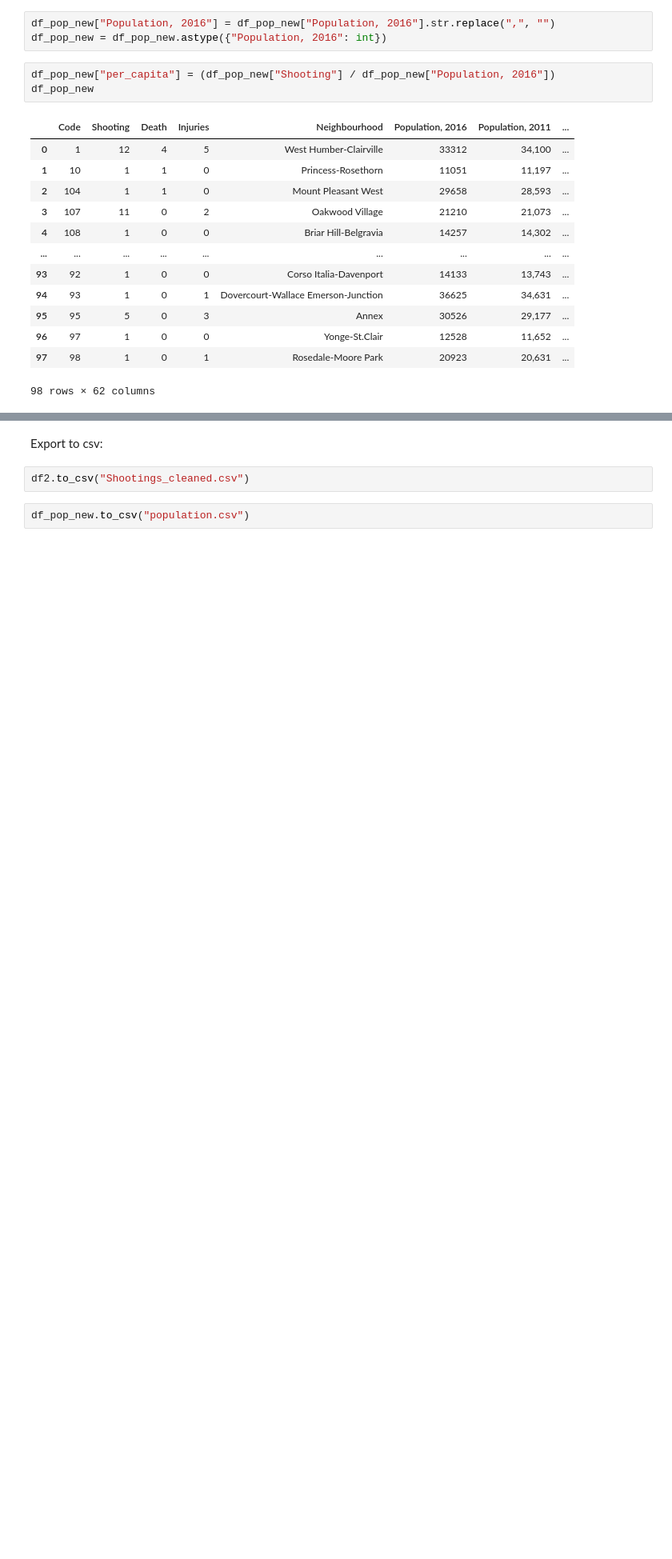
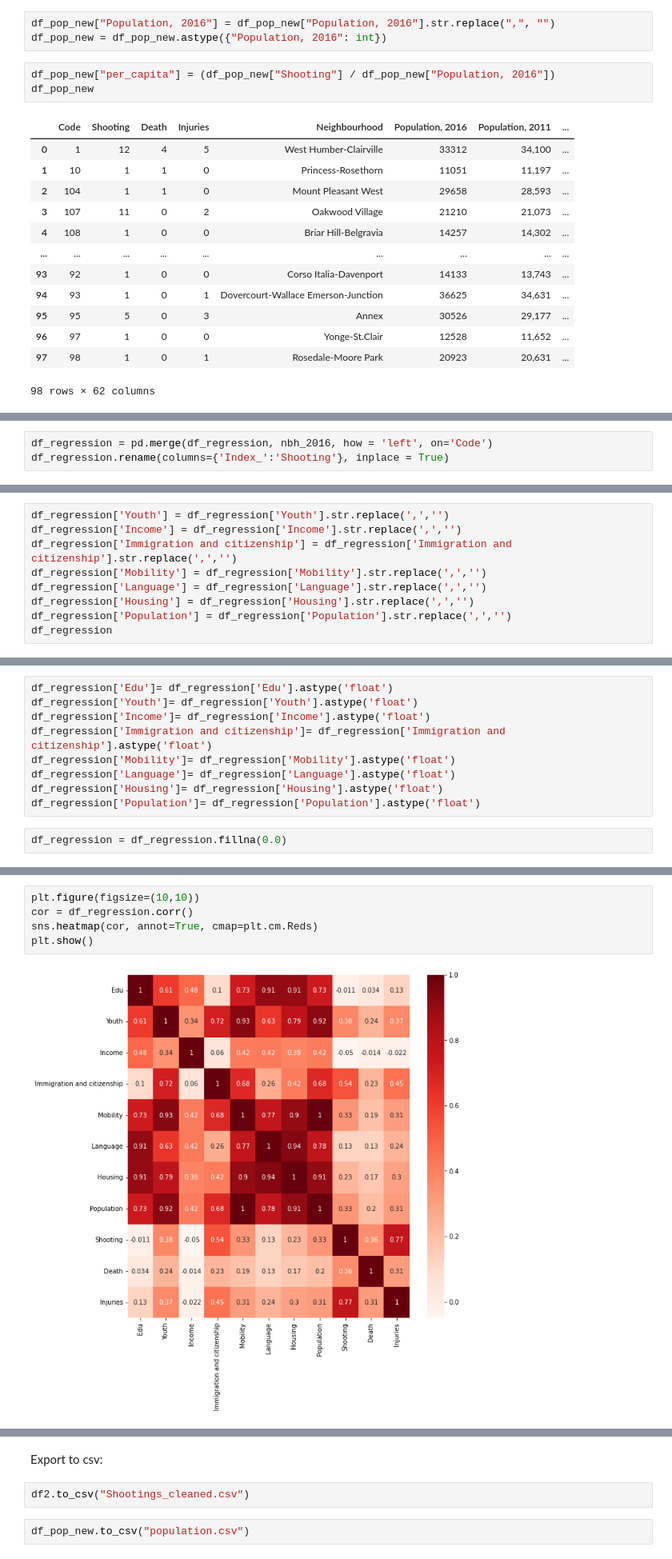
Before and after one commit to dailyLi/SafeTOgether, a Jupyter notebook: Data_cleaning.ipynb, the cells around one changed output, grey strips where cells are left out. Shown at 80% size. Cells and saved outputs as stored; diff of their text form; blank space fills up the shorter version.

```diff
--- a/Data_cleaning.ipynb
+++ b/Data_cleaning.ipynb
@@ -449,0 +663,3 @@ df_pop_new
+# %%
+df_regression = pd.merge(df_regression, nbh_2016, how = 'left', on='Code')
+df_regression.rename(columns={'Index_':'Shooting'}, inplace = True)
@@ -449,0 +691,9 @@ df_pop_new
+# %%
+df_regression['Youth'] = df_regression['Youth'].str.replace(',','')
+df_regression['Income'] = df_regression['Income'].str.replace(',','')
+df_regression['Immigration and citizenship'] = df_regression['Immigration and citizenship'].str.replace(',','')
+df_regression['Mobility'] = df_regression['Mobility'].str.replace(',','')
+df_regression['Language'] = df_regression['Language'].str.replace(',','')
+df_regression['Housing'] = df_regression['Housing'].str.replace(',','')
+df_regression['Population'] = df_regression['Population'].str.replace(',','')
+df_regression
@@ -449,0 +714,11 @@ df_pop_new
+# %%
+df_regression['Edu']= df_regression['Edu'].astype('float')
+df_regression['Youth']= df_regression['Youth'].astype('float')
+df_regression['Income']= df_regression['Income'].astype('float')
+df_regression['Immigration and citizenship']= df_regression['Immigration and citizenship'].astype('float')
+df_regression['Mobility']= df_regression['Mobility'].astype('float')
+df_regression['Language']= df_regression['Language'].astype('float')
+df_regression['Housing']= df_regression['Housing'].astype('float')
+df_regression['Population']= df_regression['Population'].astype('float')
+# %%
+df_regression = df_regression.fillna(0.0)
@@ -449,0 +767,7 @@ df_pop_new
+# %%
+plt.figure(figsize=(10,10))
+cor = df_regression.corr()
+sns.heatmap(cor, annot=True, cmap=plt.cm.Reds)
+plt.show()
+# %% [output]
+[figure, added]
```
Also changed, not shown: parts of 43 cells of this notebook.
